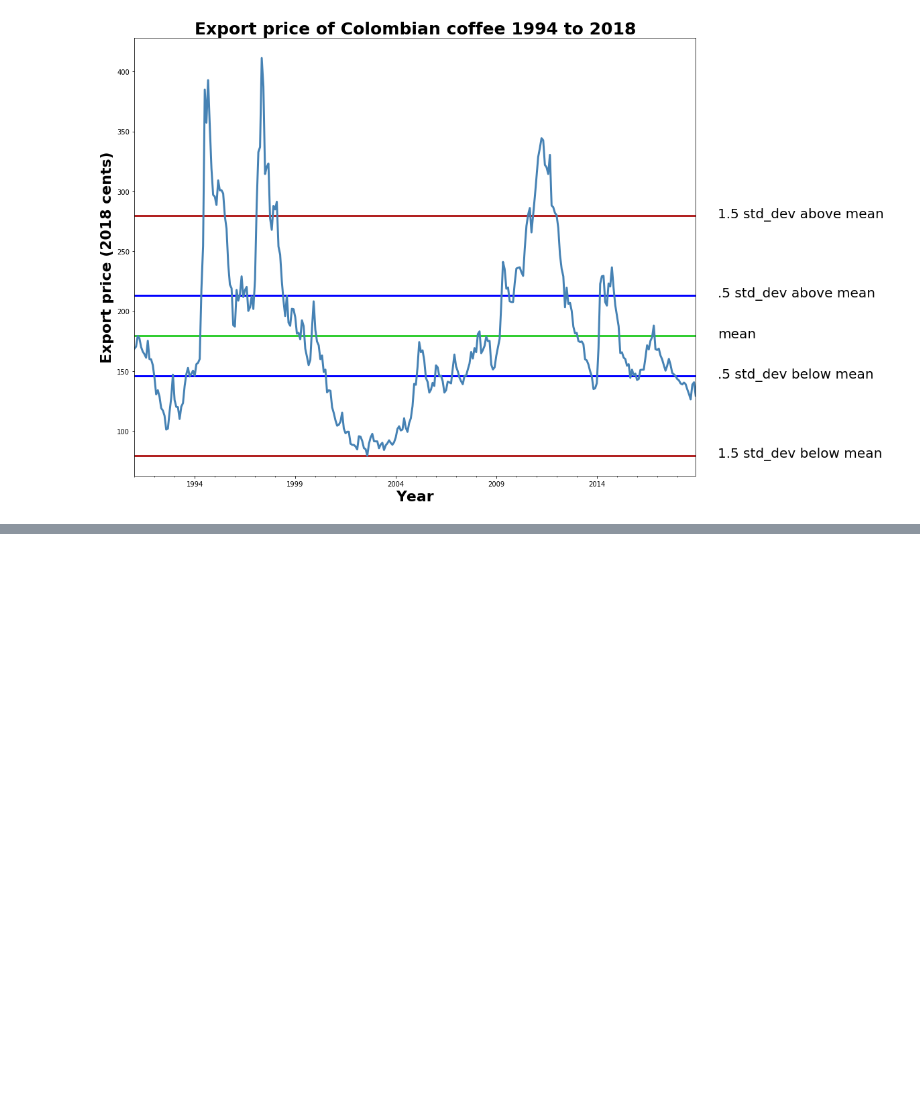
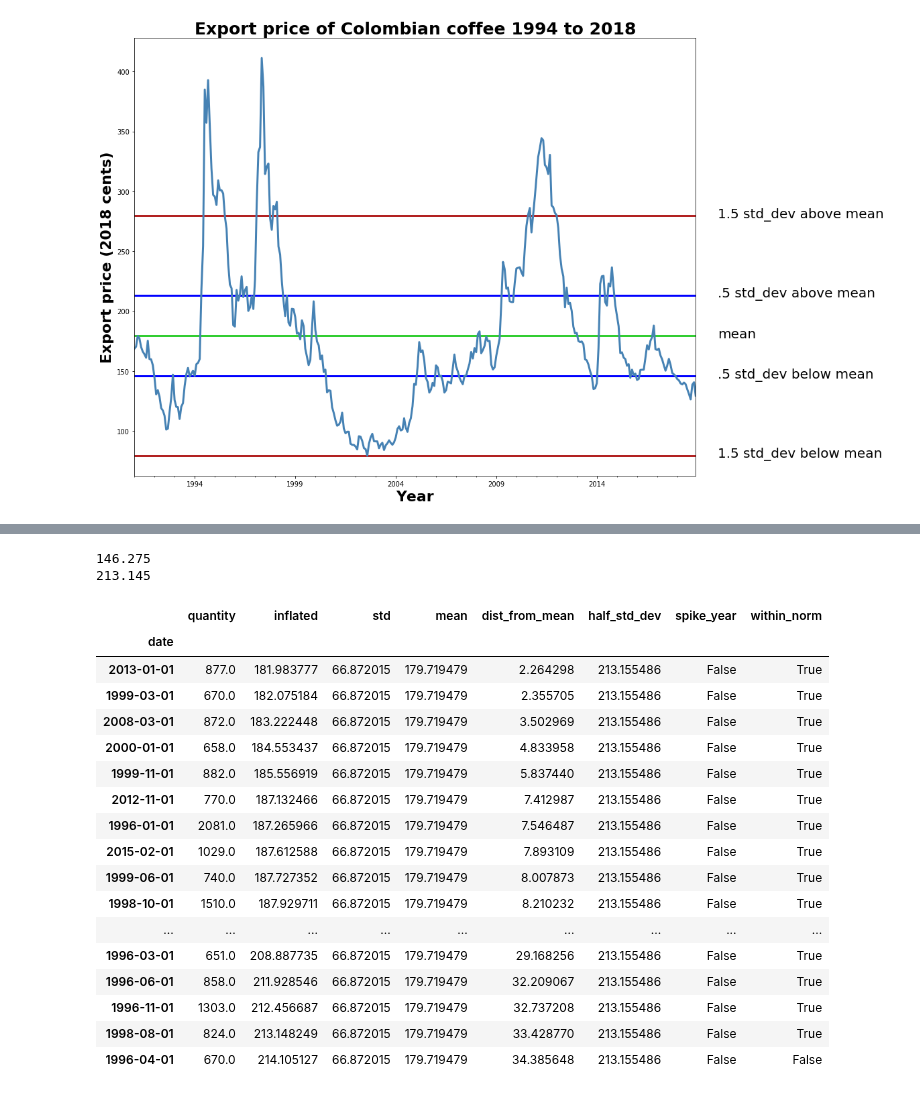
Before and after one commit to Data-Robusta/data-robusta, a Jupyter notebook: jeff_scratch.ipynb, the cells around one changed output, grey strips where cells are left out. Cells and saved outputs as stored; diff of their text form; code cells hidden in the pictures; blank space fills up the shorter version.

Commit message:
created dataframe to show price spikes returning to norml

```diff
--- a/jeff_scratch.ipynb
+++ b/jeff_scratch.ipynb
@@ -583,0 +614,4 @@ export_price_1991_2018(df)
+# %%
+blob['1994':].head(20)
+blob['half_std_dev'] = blob['mean'] + (blob['std'] * .5)
+blob['1994':].head(40)
@@ -583,0 +639,32 @@ export_price_1991_2018(df)
+# %%
+blob['spike_year'] = blob['mean'] + (blob['std']*2) < blob['inflated']
+# %%
+blob[blob['spike_year'] == True]
+blob['within_norm'] = (blob['inflated'] < (blob['mean'] + (blob['std']*.5))) & (blob['inflated'] > (blob['mean'] - (blob['std']*.5)))
+# %%
+print(179.71-(66.87 *.5))
+print(179.71+(66.87 *.5))
+# %% [output]
+146.275
+213.145
+# %%
+blob[(blob.inflated >144) & (blob.inflated < 215)].sort_values(by='inflated').tail(40)
+# %% [output]
+|  | quantity | inflated | std | mean | dist_from_mean | half_std_dev | spike_year | within_norm |
+| date |  |  |  |  |  |  |  |  |
+| 2013-01-01 | 877.0 | 181.983777 | 66.872015 | 179.719479 | 2.264298 | 213.155486 | False | True |
+| 1999-03-01 | 670.0 | 182.075184 | 66.872015 | 179.719479 | 2.355705 | 213.155486 | False | True |
+| 2008-03-01 | 872.0 | 183.222448 | 66.872015 | 179.719479 | 3.502969 | 213.155486 | False | True |
+| 2000-01-01 | 658.0 | 184.553437 | 66.872015 | 179.719479 | 4.833958 | 213.155486 | False | True |
+| 1999-11-01 | 882.0 | 185.556919 | 66.872015 | 179.719479 | 5.837440 | 213.155486 | False | True |
+| 2012-11-01 | 770.0 | 187.132466 | 66.872015 | 179.719479 | 7.412987 | 213.155486 | False | True |
+| 1996-01-01 | 2081.0 | 187.265966 | 66.872015 | 179.719479 | 7.546487 | 213.155486 | False | True |
+| 2015-02-01 | 1029.0 | 187.612588 | 66.872015 | 179.719479 | 7.893109 | 213.155486 | False | True |
+| 1999-06-01 | 740.0 | 187.727352 | 66.872015 | 179.719479 | 8.007873 | 213.155486 | False | True |
+| 1998-10-01 | 1510.0 | 187.929711 | 66.872015 | 179.719479 | 8.210232 | 213.155486 | False | True |
+| ... | ... | ... | ... | ... | ... | ... | ... | ... |
+| 1996-03-01 | 651.0 | 208.887735 | 66.872015 | 179.719479 | 29.168256 | 213.155486 | False | True |
+| 1996-06-01 | 858.0 | 211.928546 | 66.872015 | 179.719479 | 32.209067 | 213.155486 | False | True |
+| 1996-11-01 | 1303.0 | 212.456687 | 66.872015 | 179.719479 | 32.737208 | 213.155486 | False | True |
+| 1998-08-01 | 824.0 | 213.148249 | 66.872015 | 179.719479 | 33.428770 | 213.155486 | False | True |
+| 1996-04-01 | 670.0 | 214.105127 | 66.872015 | 179.719479 | 34.385648 | 213.155486 | False | False |
```
Also changed, not shown: parts of 14 cells of this notebook, 1 other file.
